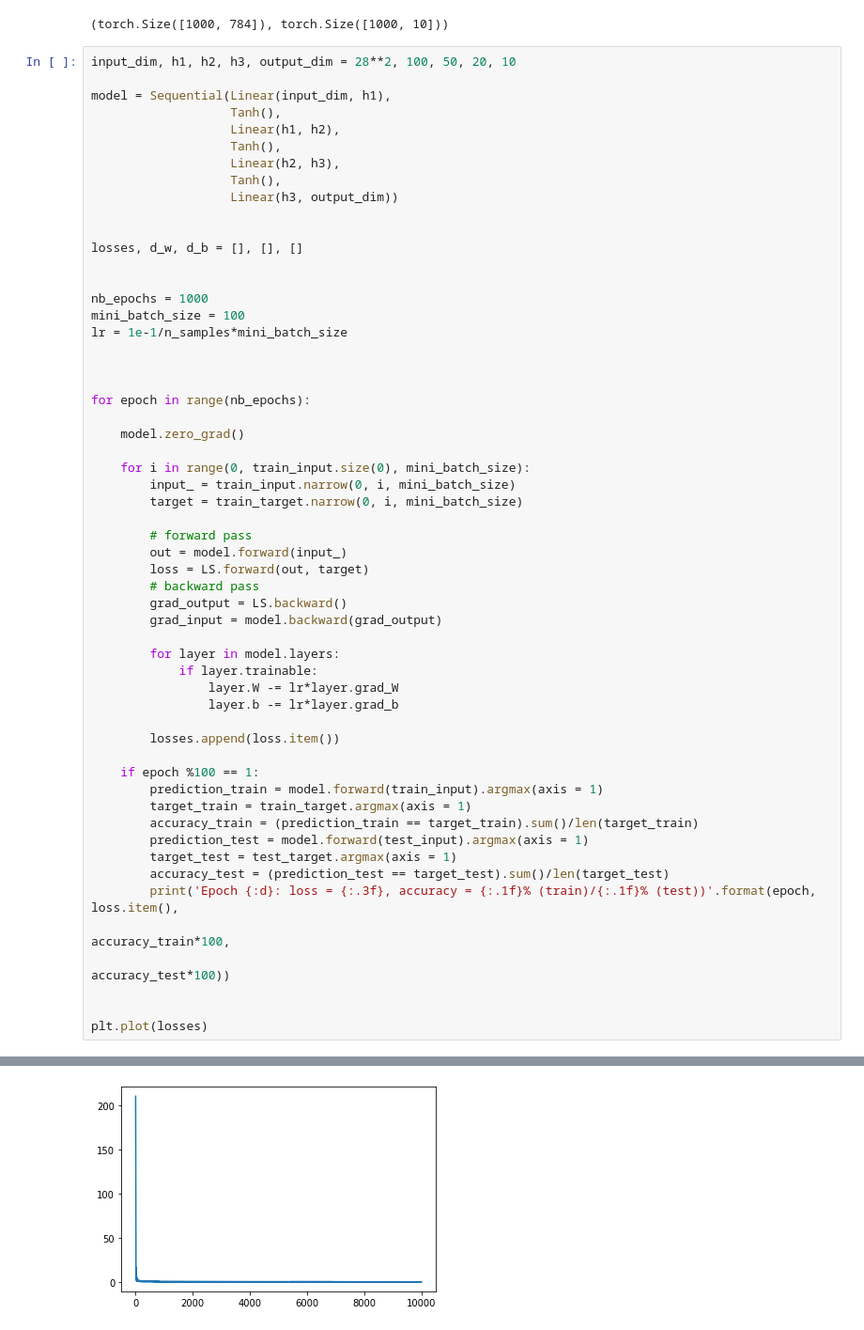
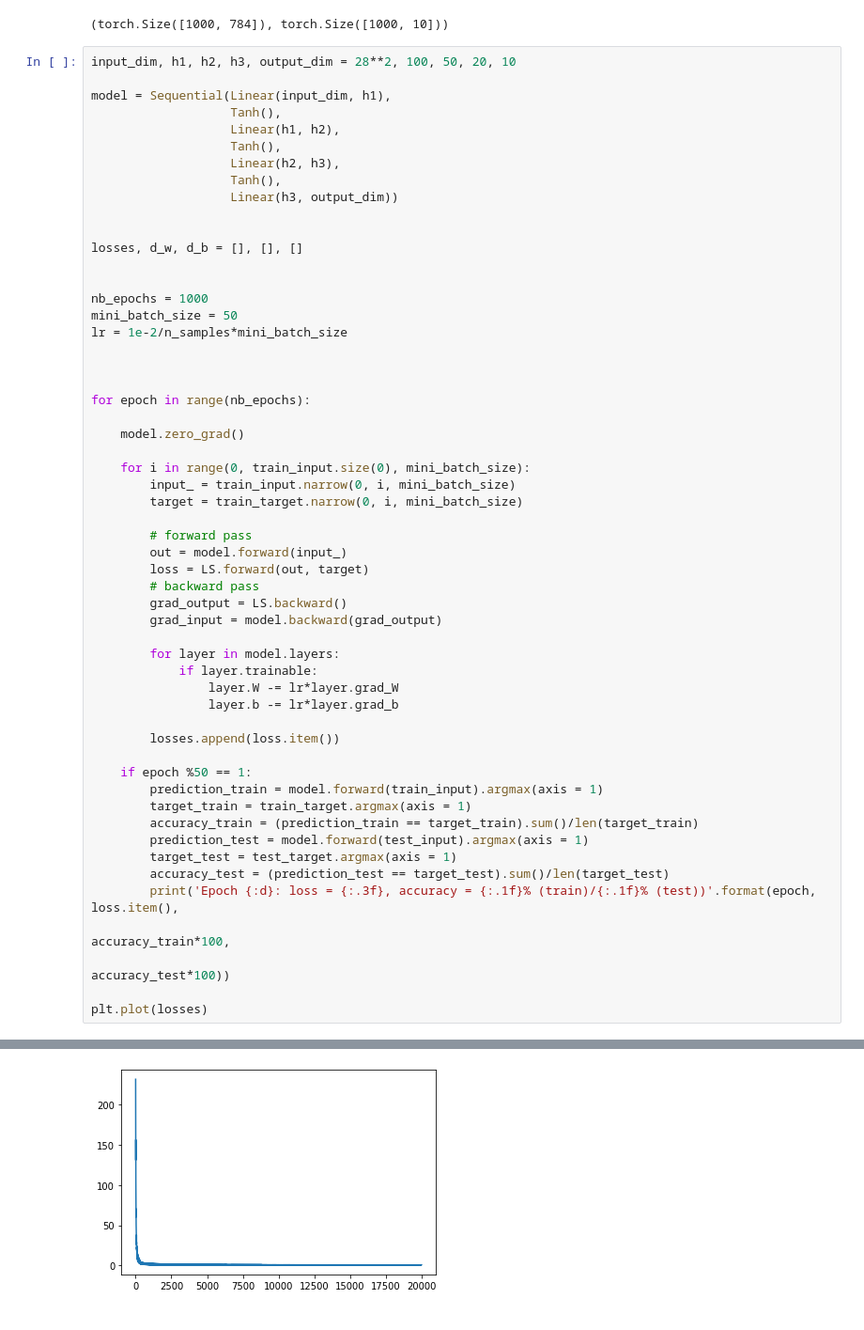
Before and after one commit to lustea0201/dl_projects, a Jupyter notebook: project2/main.ipynb, the cells around one changed output, grey strips where cells are left out. Shown: that part at 94% size. Drawn from its saved outputs; the diff is of its cells as text.

```diff
--- a/project2/main.ipynb
+++ b/project2/main.ipynb
@@ -227,8 +229,8 @@ losses, d_w, d_b = [], [], []
 
 
 nb_epochs = 1000
-mini_batch_size = 100
-lr = 1e-1/n_samples*mini_batch_size
+mini_batch_size = 50
+lr = 1e-2/n_samples*mini_batch_size
 
 
 
@@ -254,7 +256,7 @@ for epoch in range(nb_epochs):
 
         losses.append(loss.item())
 
-    if epoch %100 == 1:
+    if epoch %50 == 1:
         prediction_train = model.forward(train_input).argmax(axis = 1)
         target_train = train_target.argmax(axis = 1)
         accuracy_train = (prediction_train == target_train).sum()/len(target_train)
@@ -265,6 +267,5 @@ for epoch in range(nb_epochs):
                                                                                              accuracy_train*100,
                                                                                              accuracy_test*100))
 
-
 plt.plot(losses)
 # %% [output]
@@ -281,2 +292,2 @@ Epoch 901: loss = 0.681, accuracy = 73.1% (train)/34.7% (test))
 [<matplotlib.lines.Line2D at 0x...>]
-[figure, old version]
+[figure, new version]
```
Also changed, not shown: parts of 8 cells of this notebook.
